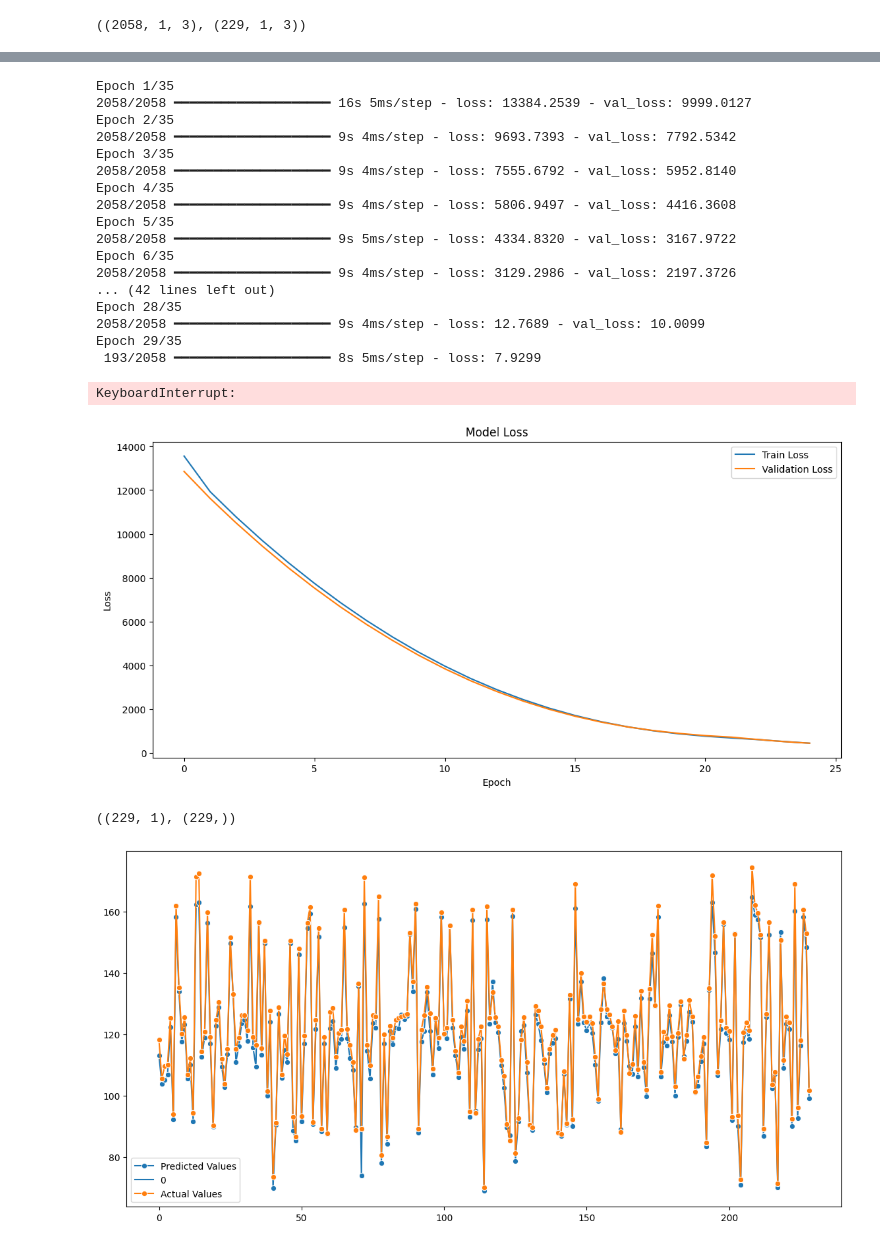
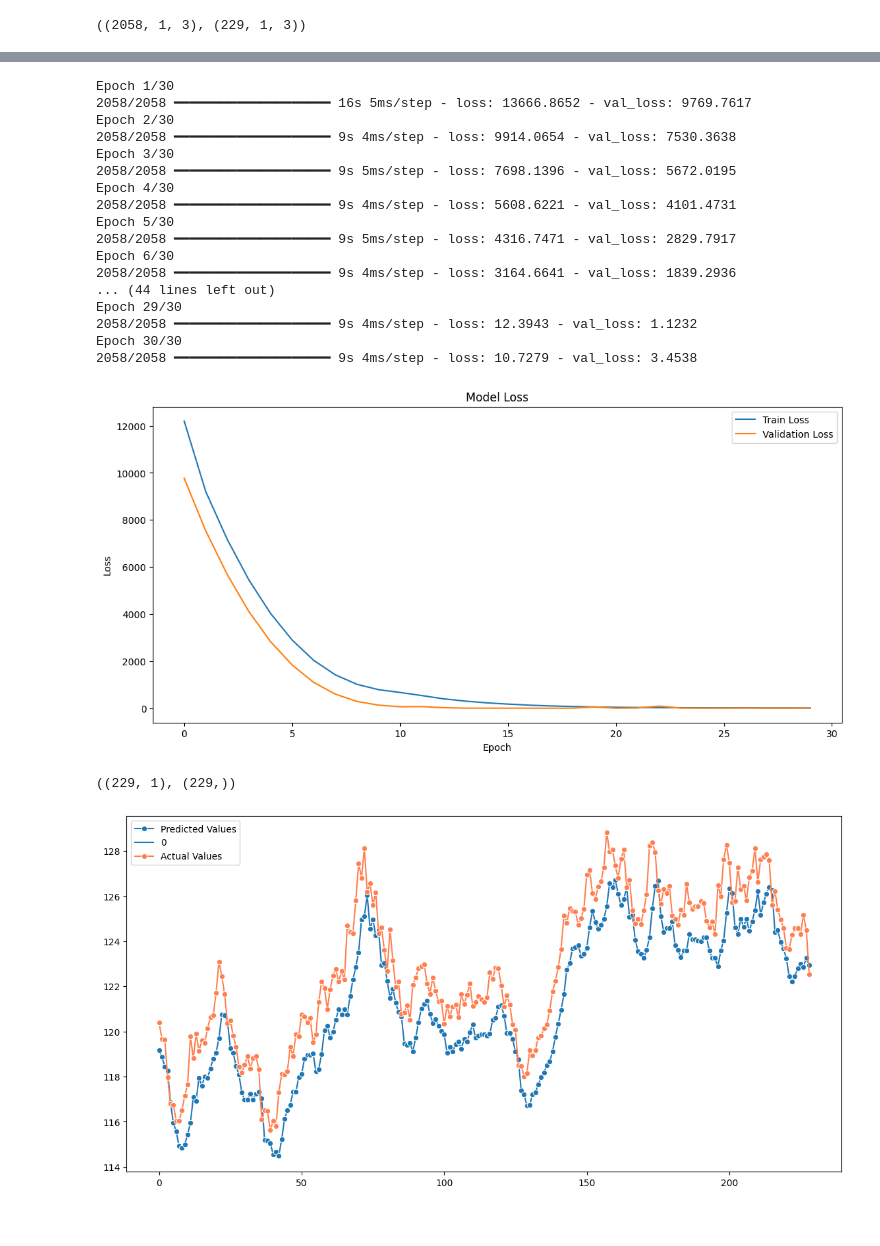
Before and after one commit to junaidulhassan/My-All-Kaggle-Jupyter-Notebooks, a Jupyter notebook: Gold Prices Forecasting using LSTMs/notebook.ipynb, the cells around one changed output, grey strips where cells are left out. Drawn from its saved outputs; the diff is of its cells as text; code cells hidden in the pictures.

```diff
--- a/Gold Prices Forecasting using LSTMs/notebook.ipynb
+++ b/Gold Prices Forecasting using LSTMs/notebook.ipynb
@@ -209,7 +209,8 @@ x.shape,y.shape
 # %%
 x_train,x_test,y_train,y_test = train_test_split(
     x,y,
-    test_size=0.1
+    test_size=0.1,
+    shuffle=False
 )
 
 x_train.shape, x_test.shape
@@ -262,28 +281,27 @@ history = model.fit(
     x= x_train,
     y = y_train,
     batch_size=1,
-    epochs=35,
+    epochs=30,
     validation_data=(x_test,y_test)
 )
 # %% [output]
-Epoch 1/35
-2058/2058 ━━━━━━━━━━━━━━━━━━━━ 16s 5ms/step - loss: 13384.2539 - val_loss: 9999.0127
-Epoch 2/35
-2058/2058 ━━━━━━━━━━━━━━━━━━━━ 9s 4ms/step - loss: 9693.7393 - val_loss: 7792.5342
-Epoch 3/35
-2058/2058 ━━━━━━━━━━━━━━━━━━━━ 9s 4ms/step - loss: 7555.6792 - val_loss: 5952.8140
-Epoch 4/35
-2058/2058 ━━━━━━━━━━━━━━━━━━━━ 9s 4ms/step - loss: 5806.9497 - val_loss: 4416.3608
-Epoch 5/35
-2058/2058 ━━━━━━━━━━━━━━━━━━━━ 9s 5ms/step - loss: 4334.8320 - val_loss: 3167.9722
-Epoch 6/35
-2058/2058 ━━━━━━━━━━━━━━━━━━━━ 9s 4ms/step - loss: 3129.2986 - val_loss: 2197.3726
-... (42 lines left out)
-Epoch 28/35
-2058/2058 ━━━━━━━━━━━━━━━━━━━━ 9s 4ms/step - loss: 12.7689 - val_loss: 10.0099
-Epoch 29/35
- 193/2058 ━━━━━━━━━━━━━━━━━━━━ 8s 5ms/step - loss: 7.9299
+Epoch 1/30
+2058/2058 ━━━━━━━━━━━━━━━━━━━━ 16s 5ms/step - loss: 13666.8652 - val_loss: 9769.7617
+Epoch 2/30
+2058/2058 ━━━━━━━━━━━━━━━━━━━━ 9s 4ms/step - loss: 9914.0654 - val_loss: 7530.3638
+Epoch 3/30
+2058/2058 ━━━━━━━━━━━━━━━━━━━━ 9s 5ms/step - loss: 7698.1396 - val_loss: 5672.0195
+Epoch 4/30
+2058/2058 ━━━━━━━━━━━━━━━━━━━━ 9s 4ms/step - loss: 5608.6221 - val_loss: 4101.4731
+Epoch 5/30
+2058/2058 ━━━━━━━━━━━━━━━━━━━━ 9s 5ms/step - loss: 4316.7471 - val_loss: 2829.7917
+Epoch 6/30
+2058/2058 ━━━━━━━━━━━━━━━━━━━━ 9s 4ms/step - loss: 3164.6641 - val_loss: 1839.2936
+... (44 lines left out)
+Epoch 29/30
+2058/2058 ━━━━━━━━━━━━━━━━━━━━ 9s 4ms/step - loss: 12.3943 - val_loss: 1.1232
+Epoch 30/30
+2058/2058 ━━━━━━━━━━━━━━━━━━━━ 9s 4ms/step - loss: 10.7279 - val_loss: 3.4538
-KeyboardInterrupt:
 # %%
 plt.figure(figsize=(13,6))
 
@@ -300,7 +318,7 @@ plt.ylabel('Loss')
 plt.legend()
 plt.show()
 # %% [output]
-[figure, old version]
+[figure, new version]
 # %%
 y_pred = model.predict(x_test, verbose=0)
 y_test = np.array(y_test)
@@ -310,9 +328,9 @@ y_pred.shape,y_test.shape
 ((229, 1), (229,))
 # %%
 plt.figure(figsize=(14,7))
-sns.lineplot(y_pred, label='Predicted Values', marker='o')
-sns.lineplot(y_test, label='Actual Values',marker='o')
+sns.lineplot(y_pred, label='Predicted Values', marker='o',color='royalblue')
+sns.lineplot(y_test, label='Actual Values',marker='o',color='coral')
 plt.legend()
 plt.show()
 # %% [output]
-[figure, old version]
+[figure, new version]
```
Also changed, not shown: parts of 4 cells of this notebook.
